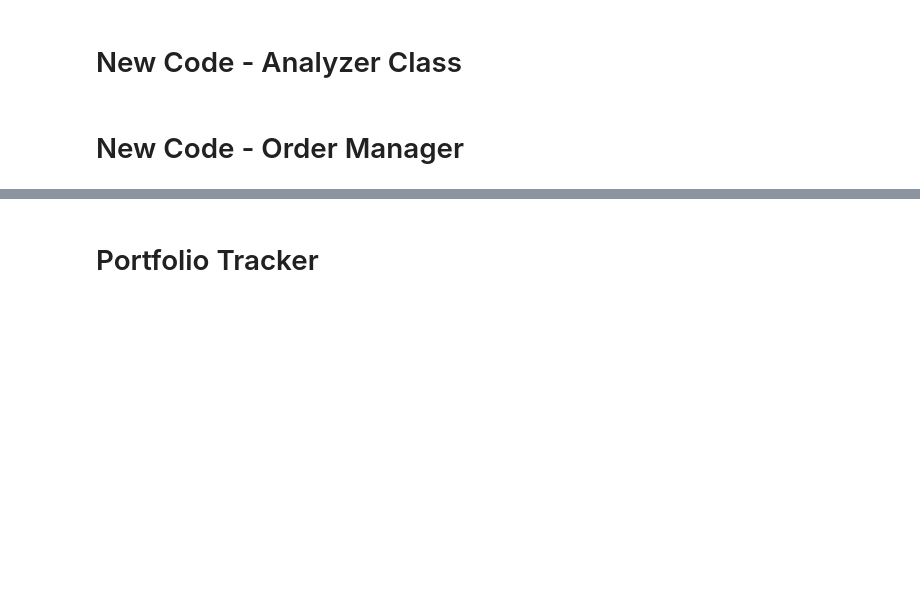
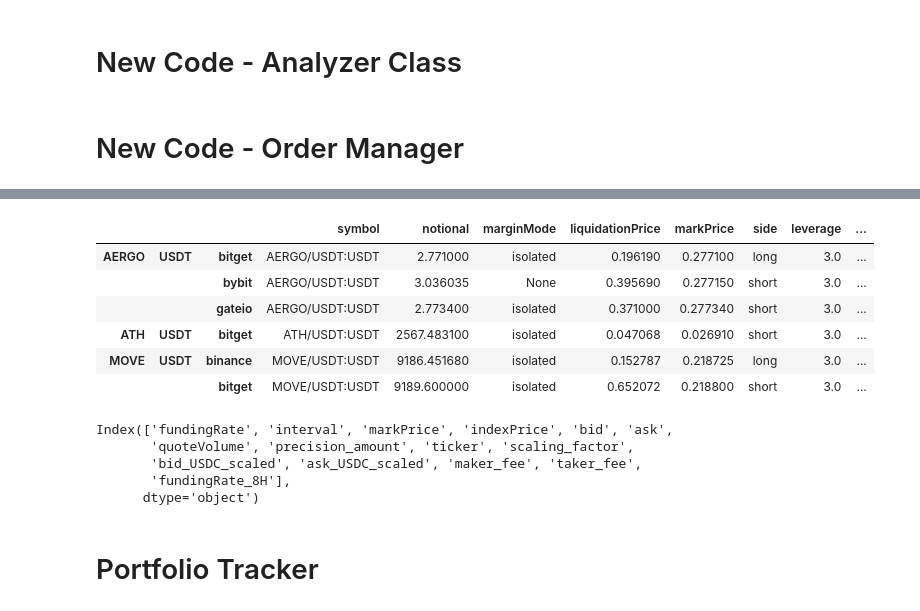
Before and after one commit to bokyoung96/Alphawave, a Jupyter notebook: ccxt_arb_SK_V5.ipynb, the cells around one changed output, grey strips where cells are left out. Cells and saved outputs as stored; diff of their text form; code cells hidden in the pictures; blank space fills up the shorter version.

Commit message:
position

```diff
--- a/ccxt_arb_SK_V5.ipynb
+++ b/ccxt_arb_SK_V5.ipynb
@@ -1294,3 +1322,34 @@ Number of pairs searched: 6, Number of pairs to invest: 5
+# %%
+positions_details=order_manager.Positions_All['My_account'].sort_index()[['symbol','notional','marginMode','liquidationPrice','markPrice','side','contracts','contractSize','leverage','scaling_factor']]
+notional_quantity=np.where(positions_details['side']=='long',
+                           positions_details['contracts']*positions_details['contractSize']*positions_details['scaling_factor'],
+                          -positions_details['contracts']*positions_details['contractSize']*positions_details['scaling_factor'])
+positions_details['notional_quantity']=notional_quantity
+positions_details.drop(['contracts','contractSize','scaling_factor'],axis=1,inplace=True)
+positions_details['bid_USDC_scaled']=order_manager.analyzer.FundingRate_Info_All.loc[positions_details.index,'bid_USDC_scaled']
+positions_details['ask_USDC_scaled']=order_manager.analyzer.FundingRate_Info_All.loc[positions_details.index,'ask_USDC_scaled']
+positions_details['indexPrice_USDC_scaled']=order_manager.analyzer.FundingRate_Info_All.loc[positions_details.index,'indexPrice_USDC_scaled']
+positions_details['markPrice_USDC_scaled']=order_manager.analyzer.FundingRate_Info_All.loc[positions_details.index,'markPrice_USDC_scaled']
+positions_details['fundingRate']=order_manager.analyzer.FundingRate_Info_All.loc[positions_details.index,'fundingRate']
+positions_details['fundingRate_8H']=order_manager.analyzer.FundingRate_Info_All.loc[positions_details.index,'fundingRate_8H']
+positions_details['interval']=order_manager.analyzer.FundingRate_Info_All.loc[positions_details.index,'interval']
+positions_details
+# %% [output]
+|  |  |  | symbol | notional | marginMode | liquidationPrice | markPrice | side | leverage | ... |
+| AERGO | USDT | bitget | AERGO/USDT:USDT | 2.771000 | isolated | 0.196190 | 0.277100 | long | 3.0 | ... |
+|  |  | bybit | AERGO/USDT:USDT | 3.036035 | None | 0.395690 | 0.277150 | short | 3.0 | ... |
+|  |  | gateio | AERGO/USDT:USDT | 2.773400 | isolated | 0.371000 | 0.277340 | short | 3.0 | ... |
+| ATH | USDT | bitget | ATH/USDT:USDT | 2567.483100 | isolated | 0.047068 | 0.026910 | short | 3.0 | ... |
+| MOVE | USDT | binance | MOVE/USDT:USDT | 9186.451680 | isolated | 0.152787 | 0.218725 | long | 3.0 | ... |
+|  |  | bitget | MOVE/USDT:USDT | 9189.600000 | isolated | 0.652072 | 0.218800 | short | 3.0 | ... |
+# %%
+order_manager.analyzer.FundingRate_Info_All.columns
+# %% [output]
+Index(['fundingRate', 'interval', 'markPrice', 'indexPrice', 'bid', 'ask',
+       'quoteVolume', 'precision_amount', 'ticker', 'scaling_factor',
+       'bid_USDC_scaled', 'ask_USDC_scaled', 'maker_fee', 'taker_fee',
+       'fundingRate_8H'],
+      dtype='object')
 # %% [markdown]
 # Portfolio Tracker
 # %%
```
Also changed, not shown: parts of 4 cells of this notebook.
